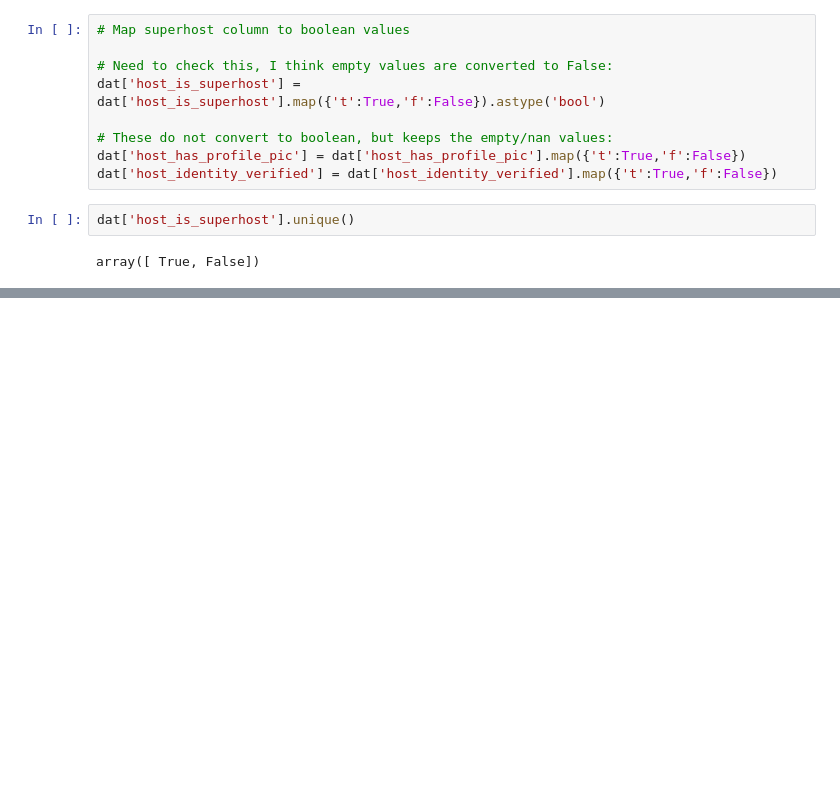
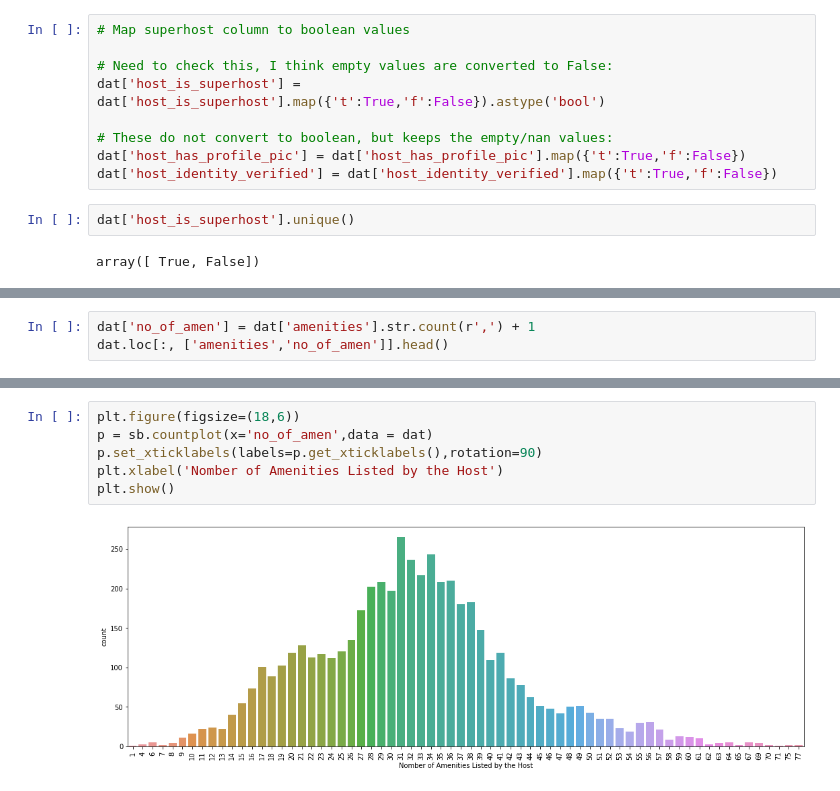
Before and after one commit to Summer-luna/Fall2021-IST5520-Group5, a Jupyter notebook: Data Manipulation.ipynb, the cells around one changed output, grey strips where cells are left out. Cells and saved outputs as stored; diff of their text form; blank space fills up the shorter version.

```diff
--- a/Data Manipulation.ipynb
+++ b/Data Manipulation.ipynb
@@ -111,0 +292,3 @@ array([ True, False])
+# %%
+dat['no_of_amen'] = dat['amenities'].str.count(r',') + 1
+dat.loc[:, ['amenities','no_of_amen']].head()
@@ -111,0 +314,8 @@ array([ True, False])
+# %%
+plt.figure(figsize=(18,6))
+p = sb.countplot(x='no_of_amen',data = dat)
+p.set_xticklabels(labels=p.get_xticklabels(),rotation=90)
+plt.xlabel('Nomber of Amenities Listed by the Host')
+plt.show()
+# %% [output]
+[figure, added]
```
Also changed, not shown: parts of 39 cells of this notebook.
